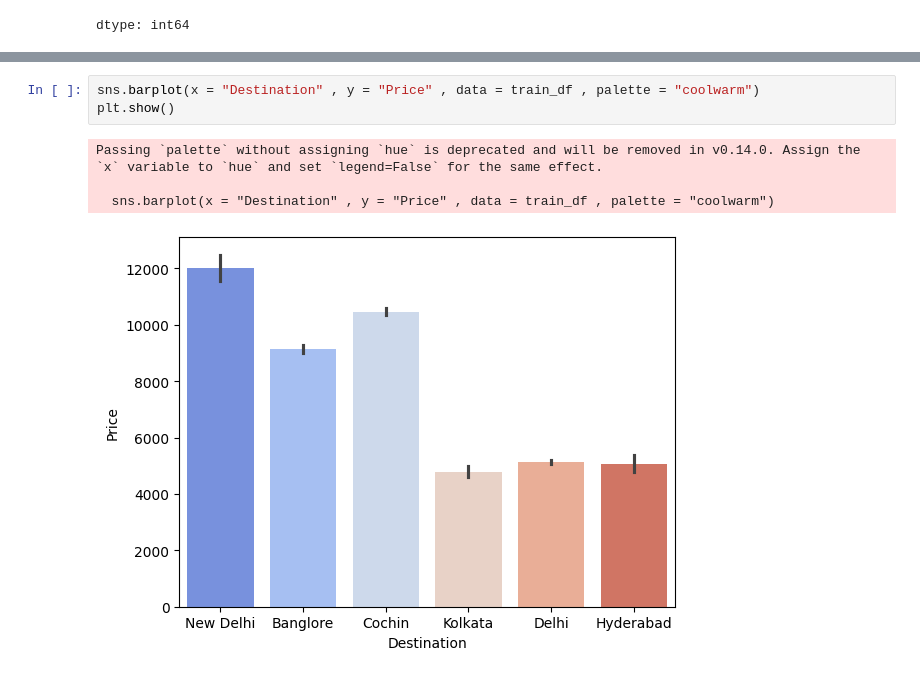
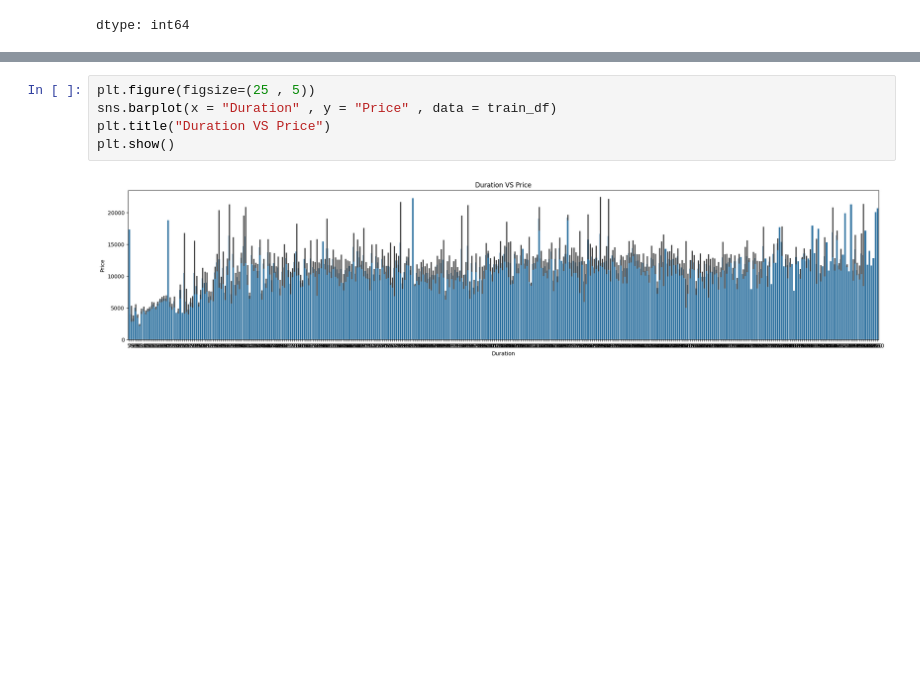
Before and after one commit to AyonChatterjee/ML-Projects-, a Jupyter notebook: Flight_Price_Prediction.ipynb, the cells around one changed output, grey strips where cells are left out. Drawn from its saved outputs; the diff is of its cells as text; blank space fills up the shorter version.

```diff
--- a/Flight_Price_Prediction.ipynb
+++ b/Flight_Price_Prediction.ipynb
@@ -253,9 +242,8 @@ Passing `palette` without assigning `hue` is deprecated and will be removed in v
 # %%
-sns.barplot(x = "Destination" , y = "Price" , data = train_df , palette = "coolwarm")
+plt.figure(figsize=(25 , 5))
+sns.barplot(x = "Duration" , y = "Price" , data = train_df)
+plt.title("Duration VS Price")
 plt.show()
 # %% [output]
-Passing `palette` without assigning `hue` is deprecated and will be removed in v0.14.0. Assign the `x` variable to `hue` and set `legend=False` for the same effect.
-
-  sns.barplot(x = "Destination" , y = "Price" , data = train_df , palette = "coolwarm")
-[figure, old version]
+[figure, new version]
 # %%
```
Also changed, not shown: parts of 54 cells of this notebook.
